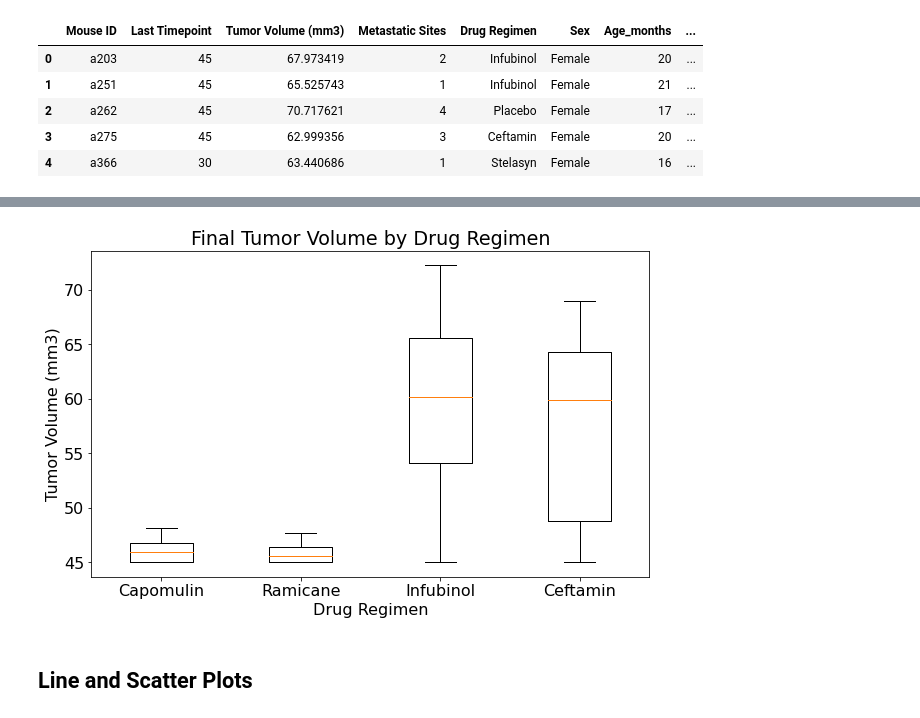
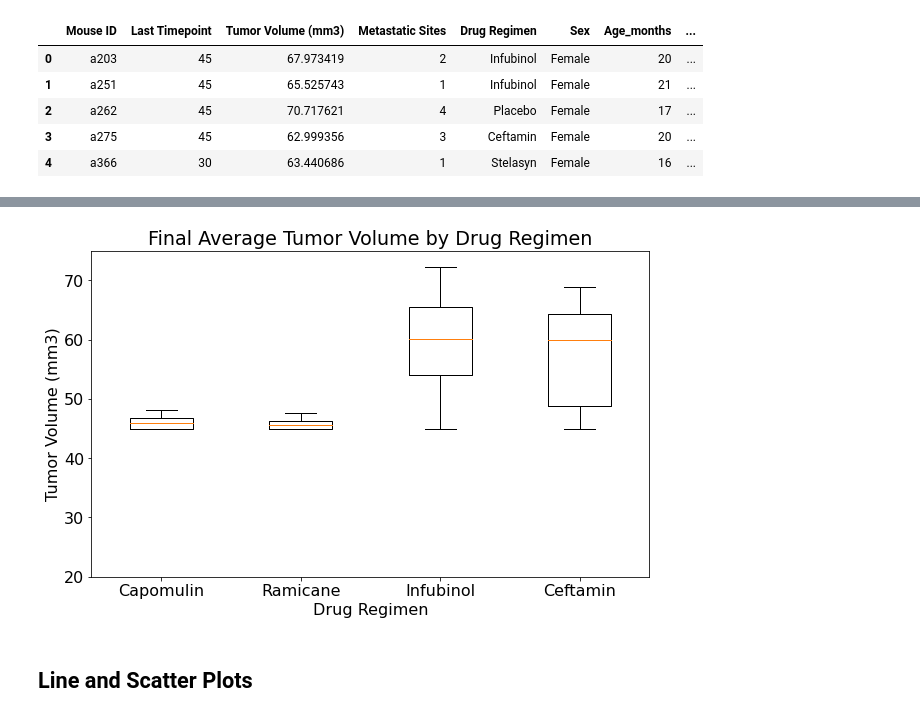
Before and after one commit to Fhern1954/Matplotlib_Homework, a Jupyter notebook: Pymaceuticals/pymaceuticals_starter.ipynb, the cells around one changed output, grey strips where cells are left out. Cells and saved outputs as stored; diff of their text form; code cells hidden in the pictures.

```diff
--- a/Pymaceuticals/pymaceuticals_starter.ipynb
+++ b/Pymaceuticals/pymaceuticals_starter.ipynb
@@ -348,18 +348,19 @@ Name: Tumor Volume (mm3), dtype: float64
 # %%
 # Generate a box plot of the final tumor volume of each mouse across four regimens of interest
 #FROM http://blog.bharatbhole.com/creating-boxplots-with-matplotlib/
 
 data_to_plot=[capo, rami, infu, ceft]
 fig=plt.figure(1, figsize=(10,6))
 ax = fig.add_subplot(111)
 plt.boxplot(data_to_plot)
 ax.set_xticklabels(['Capomulin', 'Ramicane', 'Infubinol', 'Ceftamin'])
-plt.title('Final Tumor Volume by Drug Regimen')
+plt.ylim(20, 75, 10)
+plt.title('Final Average Tumor Volume by Drug Regimen')
 plt.ylabel('Tumor Volume (mm3)')
 plt.xlabel('Drug Regimen')
 plt.show()
 # %% [output]
-[figure, old version]
+[figure, new version]
 # %% [markdown]
 ## Line and Scatter Plots
 # %%
```
Also changed, not shown: parts of 8 cells of this notebook.
